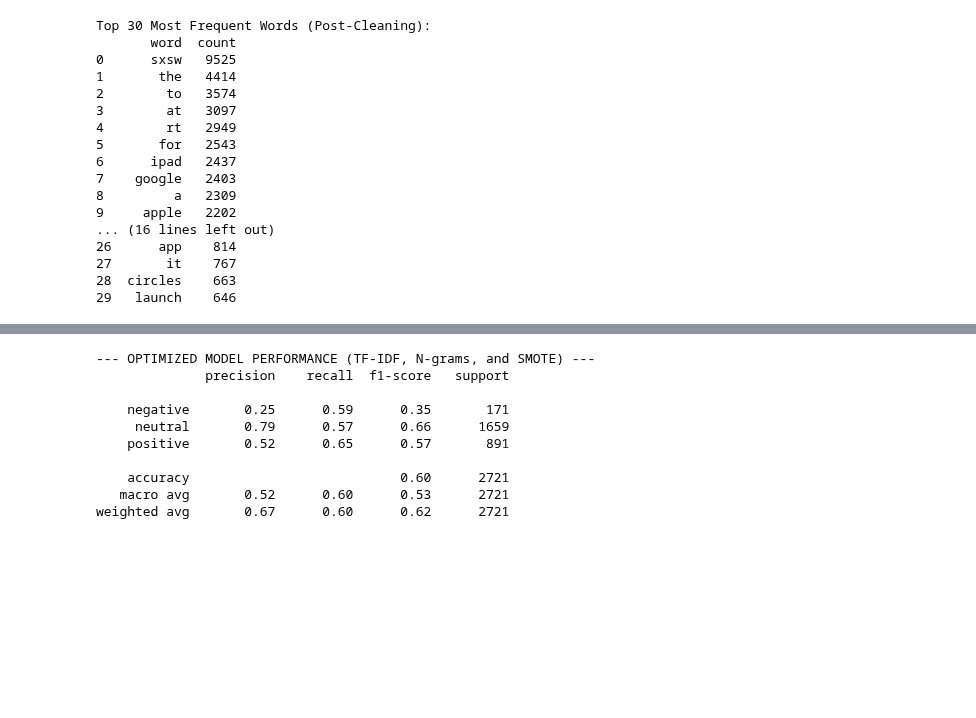
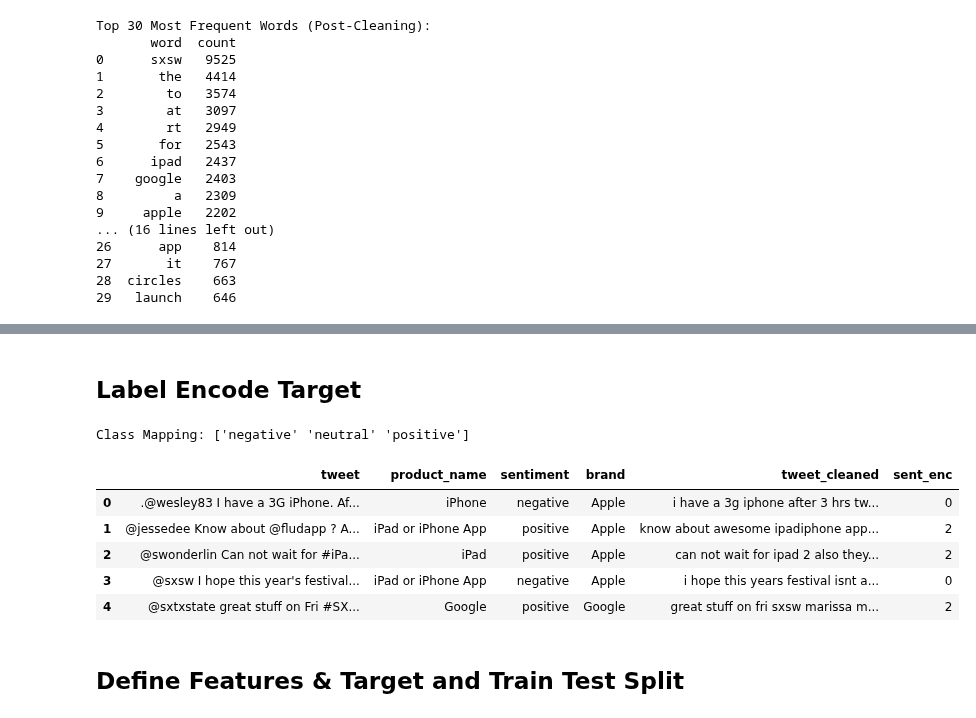
Before and after one commit to morgannash1/twitter_nlp_project, a Jupyter notebook: notebook.ipynb, the cells around one changed output, grey strips where cells are left out. Cells and saved outputs as stored; diff of their text form; code cells hidden in the pictures; blank space fills up the shorter version.

```diff
--- a/notebook.ipynb
+++ b/notebook.ipynb
@@ -439,4 +416,0 @@ def filter_and_stem(text, stop_words_set, stemmer_obj):
-# %%
-data['stemmed_text'] = data['tweet_cleaned'].apply(
-    lambda x: filter_and_stem(x, custom_stopwords_set, stemmer))
-print(data[['tweet_cleaned', 'stemmed_text']].head())
@@ -607,18 +416,0 @@ y_pred_smote = smote_pipe.predict(X_test['stemmed_text'].values)
-# %%
-print("\n--- OPTIMIZED MODEL PERFORMANCE (TF-IDF, N-grams, and SMOTE) ---")
-print(classification_report(
-    y_test,
-    y_pred_smote,
-    target_names=['negative', 'neutral', 'positive']
-))
-# %% [output]
---- OPTIMIZED MODEL PERFORMANCE (TF-IDF, N-grams, and SMOTE) ---
-              precision    recall  f1-score   support
-
-    negative       0.25      0.59      0.35       171
-     neutral       0.79      0.57      0.66      1659
-    positive       0.52      0.65      0.57       891
-
-    accuracy                           0.60      2721
-   macro avg       0.52      0.60      0.53      2721
-weighted avg       0.67      0.60      0.62      2721
@@ -624,0 +425,22 @@ weighted avg       0.67      0.60      0.62      2721
+# %% [markdown]
+## Label Encode Target
+# %%
+#Label Encode Target
+le = LabelEncoder()
+data['sent_enc'] = le.fit_transform(data['sentiment'])
+
+#check the final mapping
+print("Class Mapping:", le.classes_)
+# %% [output]
+Class Mapping: ['negative' 'neutral' 'positive']
+# %%
+data.head()
+# %% [output]
+|  | tweet | product_name | sentiment | brand | tweet_cleaned | sent_enc |
+| 0 | .@wesley83 I have a 3G iPhone. Af... | iPhone | negative | Apple | i have a 3g iphone after 3 hrs tw... | 0 |
+| 1 | @jessedee Know about @fludapp ? A... | iPad or iPhone App | positive | Apple | know about awesome ipadiphone app... | 2 |
+| 2 | @swonderlin Can not wait for #iPa... | iPad | positive | Apple | can not wait for ipad 2 also they... | 2 |
+| 3 | @sxsw I hope this year's festival... | iPad or iPhone App | negative | Apple | i hope this years festival isnt a... | 0 |
+| 4 | @sxtxstate great stuff on Fri #SX... | Google | positive | Google | great stuff on fri sxsw marissa m... | 2 |
+# %% [markdown]
+## Define Features & Target and Train Test Split
```
Also changed, not shown: parts of 40 cells of this notebook.
